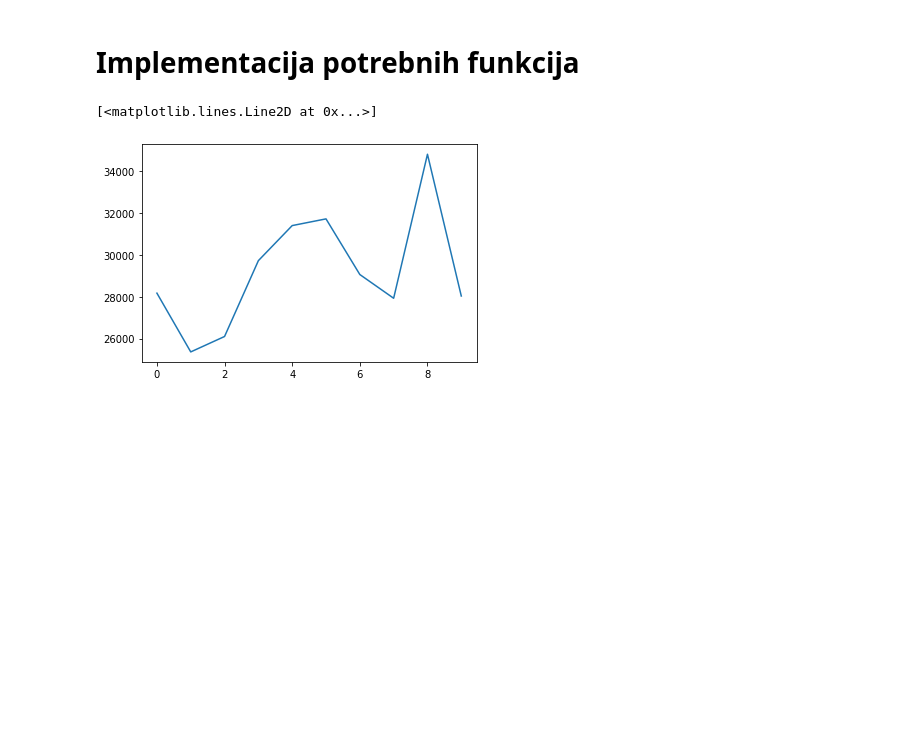
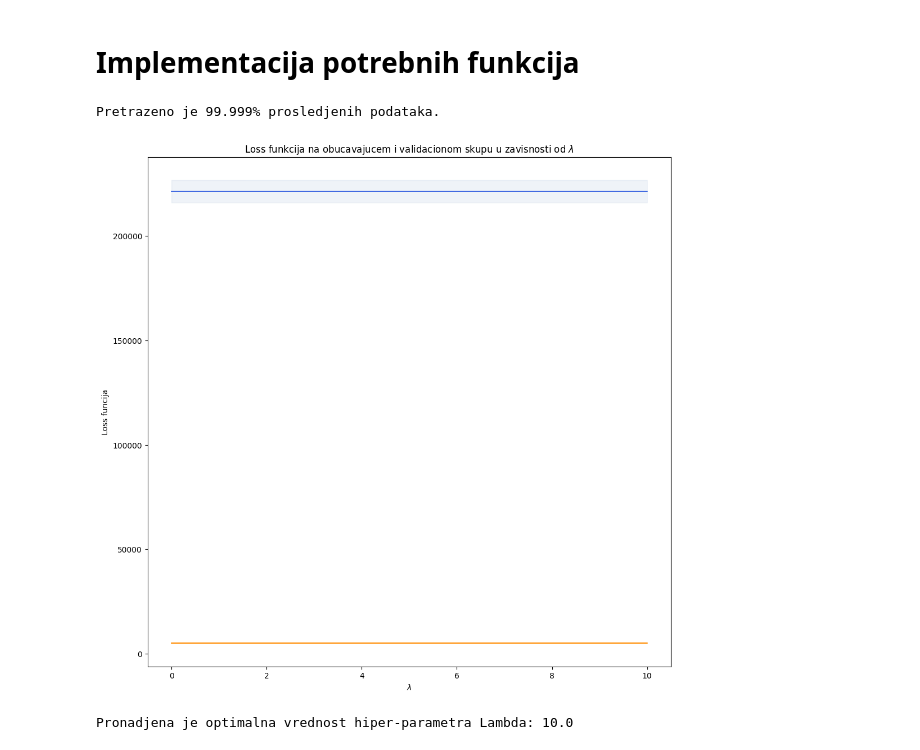
Before and after one commit to dmjovan/Ridge-Regression-ML, a Jupyter notebook: ridge_regression.ipynb, the cells around one changed output. Cells and saved outputs as stored; diff of their text form; code cells hidden in the pictures; blank space fills up the shorter version.

Commit message:
lambda search

```diff
--- a/ridge_regression.ipynb
+++ b/ridge_regression.ipynb
@@ -343,7 +343,7 @@ def mse(y_hat: np.ndarray, y_true: np.ndarray, root: bool=False) -> float:
 
     return value
 # %%
-def loss(y_hat: np.ndarray, y_true: np.ndarray, theta: np.ndarray, lambda_param: float) -> float:
+def loss(y_hat: np.ndarray, y_true: np.ndarray, theta: np.ndarray, lambda_param: float=0.0) -> float:
 
     """
         Funkcija za racunanje vrednosti funkcije gubitka - loss funkcije.
@@ -360,44 +454,12 @@ def loss(y_hat: np.ndarray, y_true: np.ndarray, theta: np.ndarray, lambda_param:
 # %%
 X, y = read_data()
-X_poly = make_polynomial_features(X, p=2)
+X = make_polynomial_features(X)
+X_train, y_train, X_test, y_test = train_test_data_split(X, y, split_ratio=0.8)
 
-X_poly_train, y_train, X_poly_test, y_test = train_test_data_split(X_poly, y, split_ratio=0.8)
+lambdas = np.linspace(1e-5, 10, 100000)
 
-theta_0 = np.mean(y_train)
-
-y_train_center = center_outputs(y_train)
-
-m = X_poly_train.shape[0]
-k = 10
-
-fold_indeces = get_fold_indeces(m, k)
-
-loss_list = []
-mse_list = []
-
-for i in range(k):
-    validation_fold, train_folds = get_validation_and_train_folds(X_poly_train, y_train_center, validation_fold_index=i, fold_indeces=fold_indeces)
-
-    train_X, train_y = train_folds[0], train_folds[1]
-    validation_X, validation_y = validation_fold[0], validation_fold[1]
-
-    mu, std = get_statistics(train_X)
-
-    train_X_std = standardize(train_X, mu, std)
-    validation_X_std = standardize(validation_X, mu, std)
-
-    theta = calculate_theta_ridge(train_X_std, train_y, lambda_param=0.1)
-
-    y_hat = predict(validation_X_std, theta, theta_0)
-
-    mse_value = mse(y_hat, validation_y)
-    mse_list.append(mse_value)
-
-    loss_value = loss(y_hat, validation_y, theta, lambda_param=0.1)
-    loss_list.append(loss_value)
+lambda_opt = optimal_lambda_search(X_train, y_train, lambdas, verbose=True)
+# %% [output]
+Pretrazeno je 99.999% prosledjenih podataka.
+[figure, added]
+Pronadjena je optimalna vrednost hiper-parametra Lambda: 10.0
-# %%
-plt.figure()
-plt.plot(mse_list)
-# %% [output]
-[<matplotlib.lines.Line2D at 0x...>]
-[figure, removed]
```
Also changed, not shown: parts of 2 cells of this notebook.
